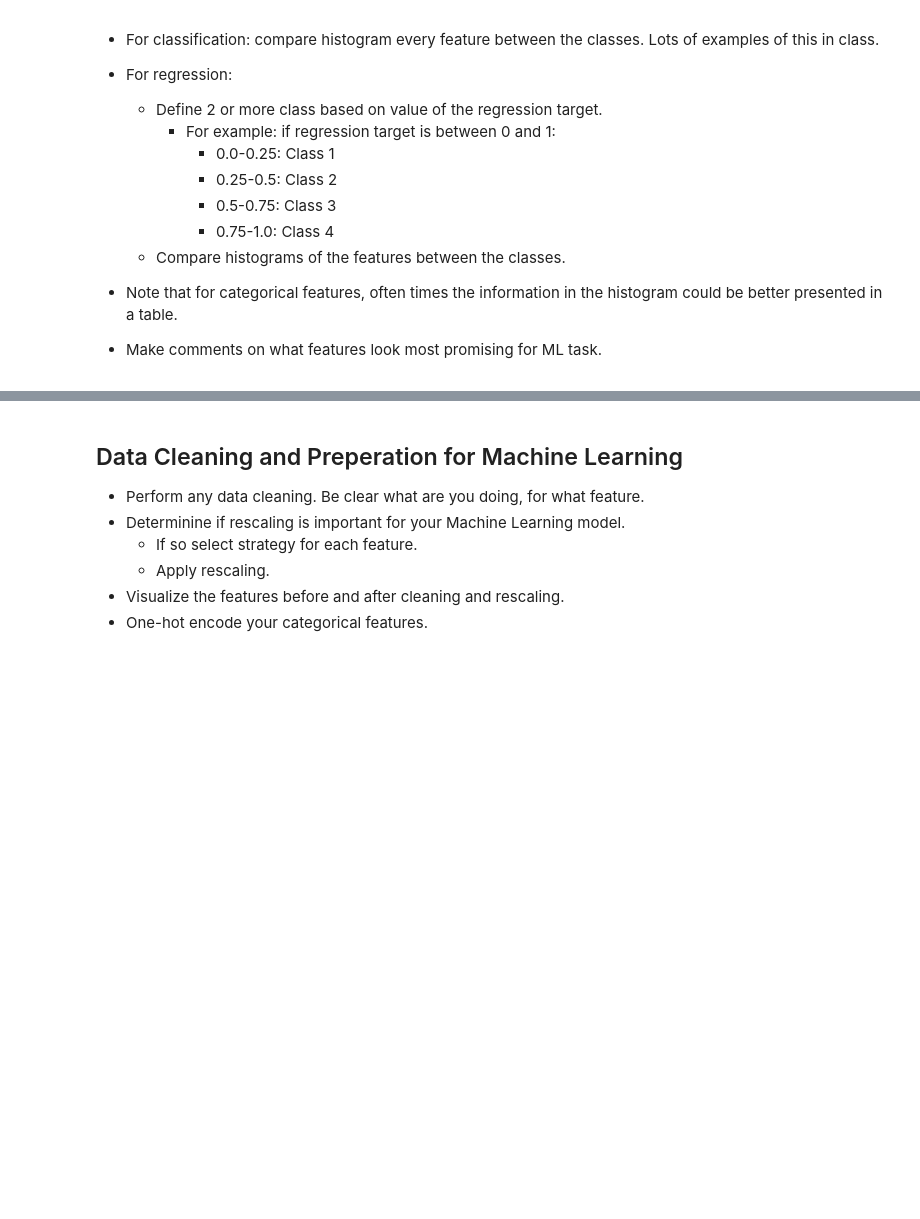
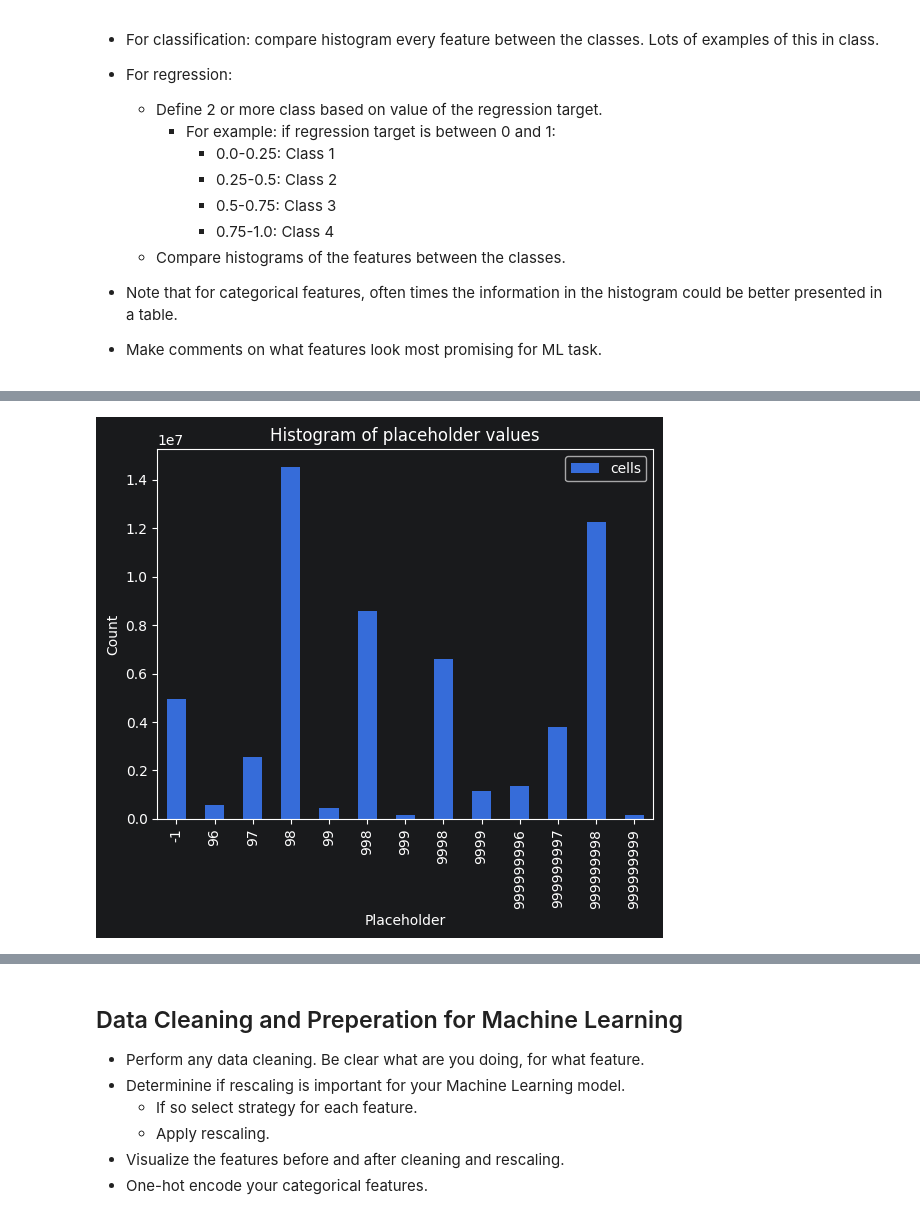
Before and after one commit to radtothebone/data-science-3402, a Jupyter notebook: Final Project/Final_Project.ipynb, the cells around one changed output, grey strips where cells are left out. Saved outputs shown, nothing was run; the diff lists cells and outputs as text; code cells hidden in the pictures; blank space fills up the shorter version.

```diff
--- a/Final Project/Final_Project.ipynb
+++ b/Final Project/Final_Project.ipynb
@@ -73,0 +242,8 @@ This notebook outlines the steps you should follow. Note that you will be only c
+# %%
+plchldr_table.plot.bar(x='value', y='cells')
+plt.xlabel('Placeholder')
+plt.ylabel('Count')
+plt.title('Histogram of placeholder values')
+plt.show()
+# %% [output]
+[figure, added]
```
Also changed, not shown: parts of 20 cells of this notebook, 2 other files.
